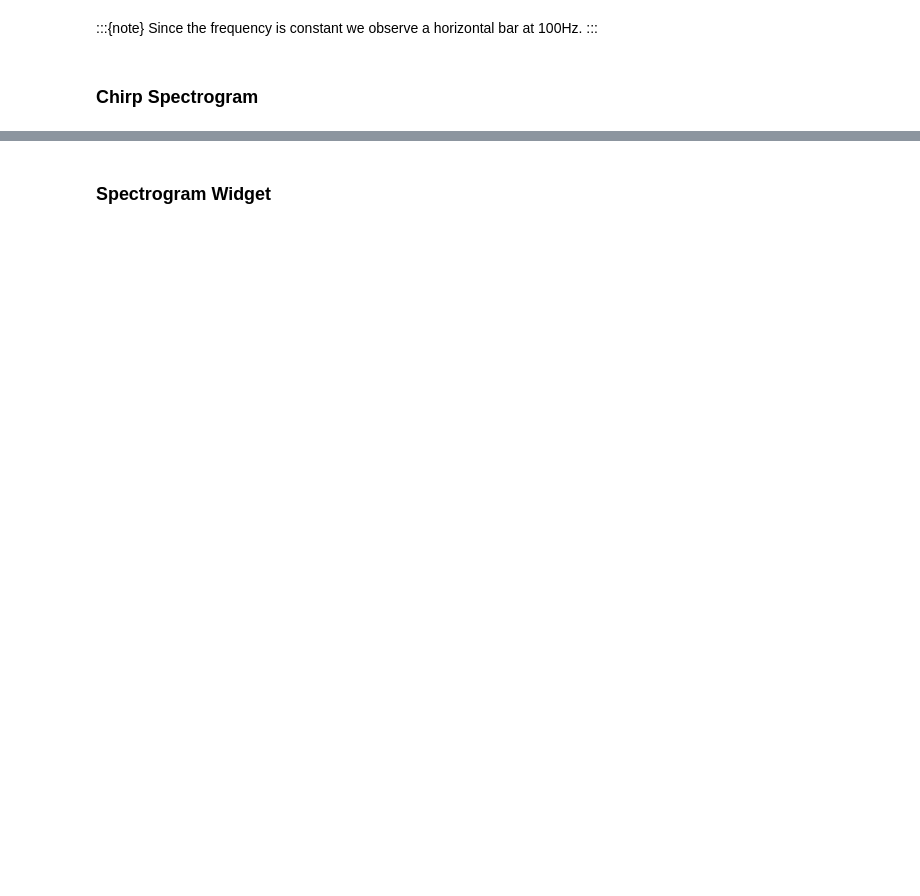
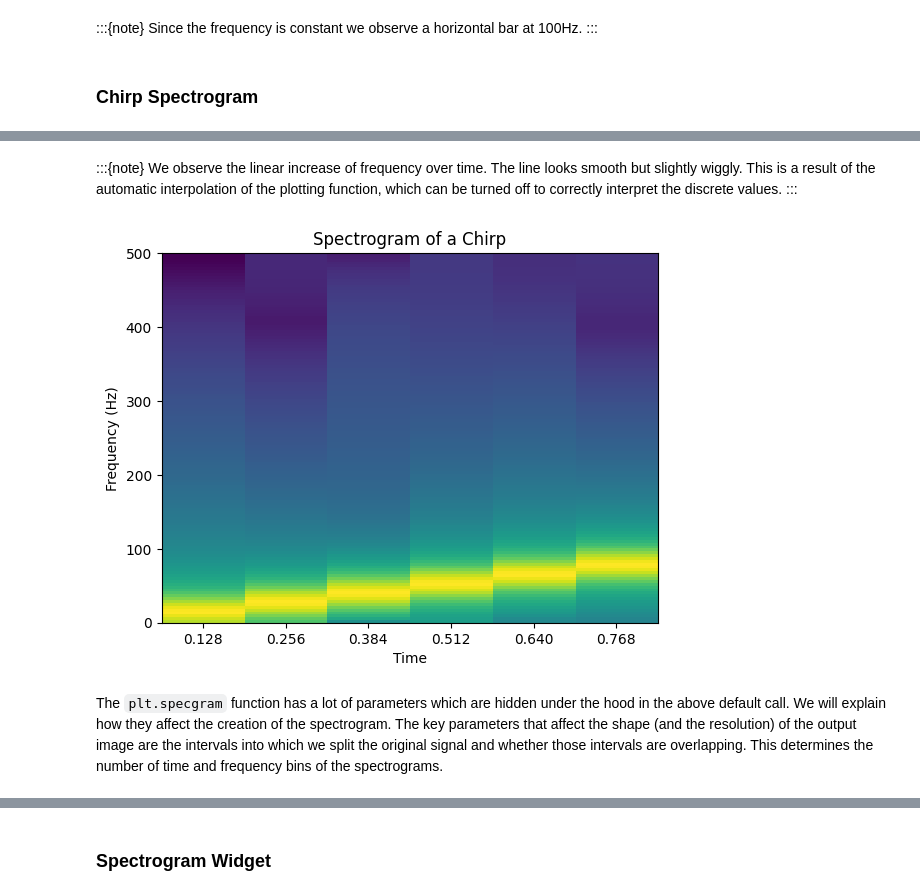
Before and after one commit to BOAT-ocean-acoustics/fundamentals, a Jupyter notebook: boat_tutorials/primers/signal_processing_04_time_freq.ipynb, the cells around one changed output, grey strips where cells are left out. Cells and saved outputs as stored; diff of their text form; code cells hidden in the pictures; blank space fills up the shorter version.

```diff
--- a/boat_tutorials/primers/signal_processing_04_time_freq.ipynb
+++ b/boat_tutorials/primers/signal_processing_04_time_freq.ipynb
@@ -148,0 +141,14 @@ We observe the linear increase of frequency over time.
+# %% [markdown]
+:::{note}
+We observe the linear increase of frequency over time. The line looks smooth but slightly wiggly. This is a result of the automatic interpolation of the plotting function, which can be turned off to correctly interpret the discrete values.
+:::
+# %%
+s, s_freq, s_t, im = plt.specgram(chirp, NFFT=256, Fs = N, interpolation='none', mode='magnitude')
+plt.title("Spectrogram of a Chirp")
+plt.xlabel("Time")
+plt.ylabel("Frequency (Hz)")
+out = plt.xticks(s_t)
+# %% [output]
+[figure, added]
+# %% [markdown]
+The `plt.specgram` function has a lot of parameters which are hidden under the hood in the above default call. We will explain how they affect the creation of the spectrogram. The key parameters that affect the shape (and the resolution) of the output image are the intervals into which we split the original signal and whether those intervals are overlapping. This determines the number of time and frequency bins of the spectrograms.
```
Also changed, not shown: parts of 18 cells of this notebook.
